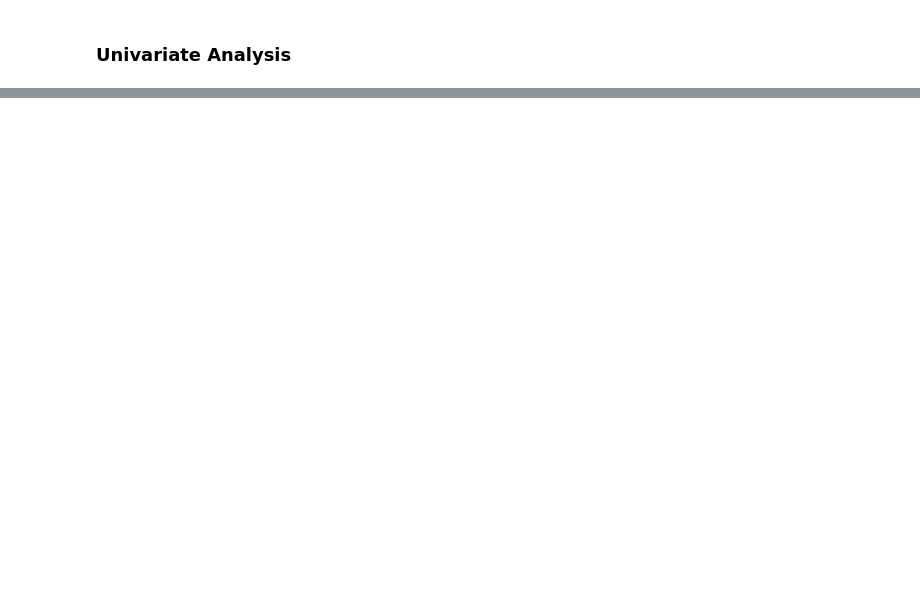
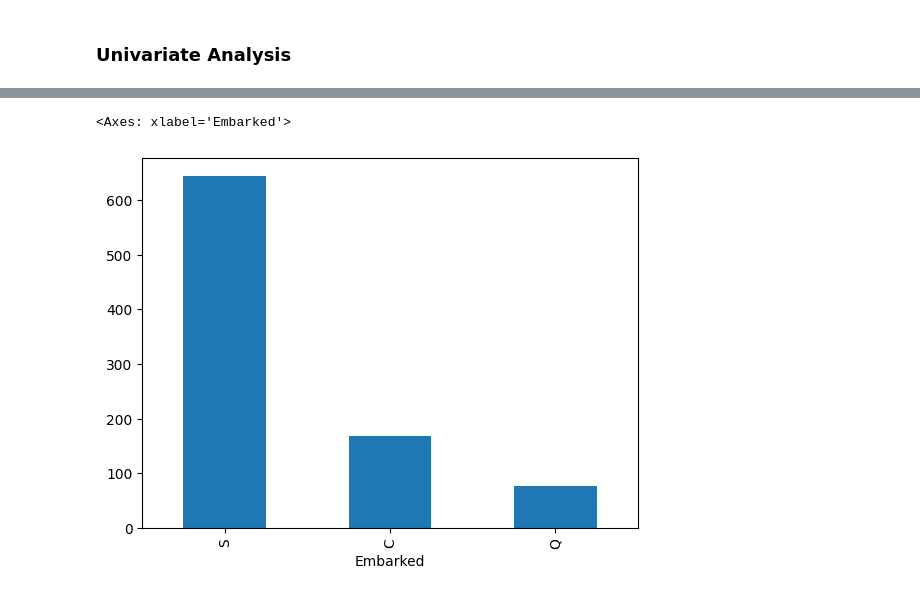
Before and after one commit to malviynjali11/ML_CampusX, a Jupyter notebook: Machine Learning/04/eda.ipynb, the cells around one changed output, grey strips where cells are left out. Cells and saved outputs as stored; diff of their text form; code cells hidden in the pictures; blank space fills up the shorter version.

```diff
--- a/Machine Learning/04/eda.ipynb
+++ b/Machine Learning/04/eda.ipynb
@@ -18,0 +39,5 @@ df.head()
+# %%
+df['Embarked'].value_counts().plot(kind="bar")
+# %% [output]
+<Axes: xlabel='Embarked'>
+[figure, added]
```
Also changed, not shown: parts of 23 cells of this notebook.
